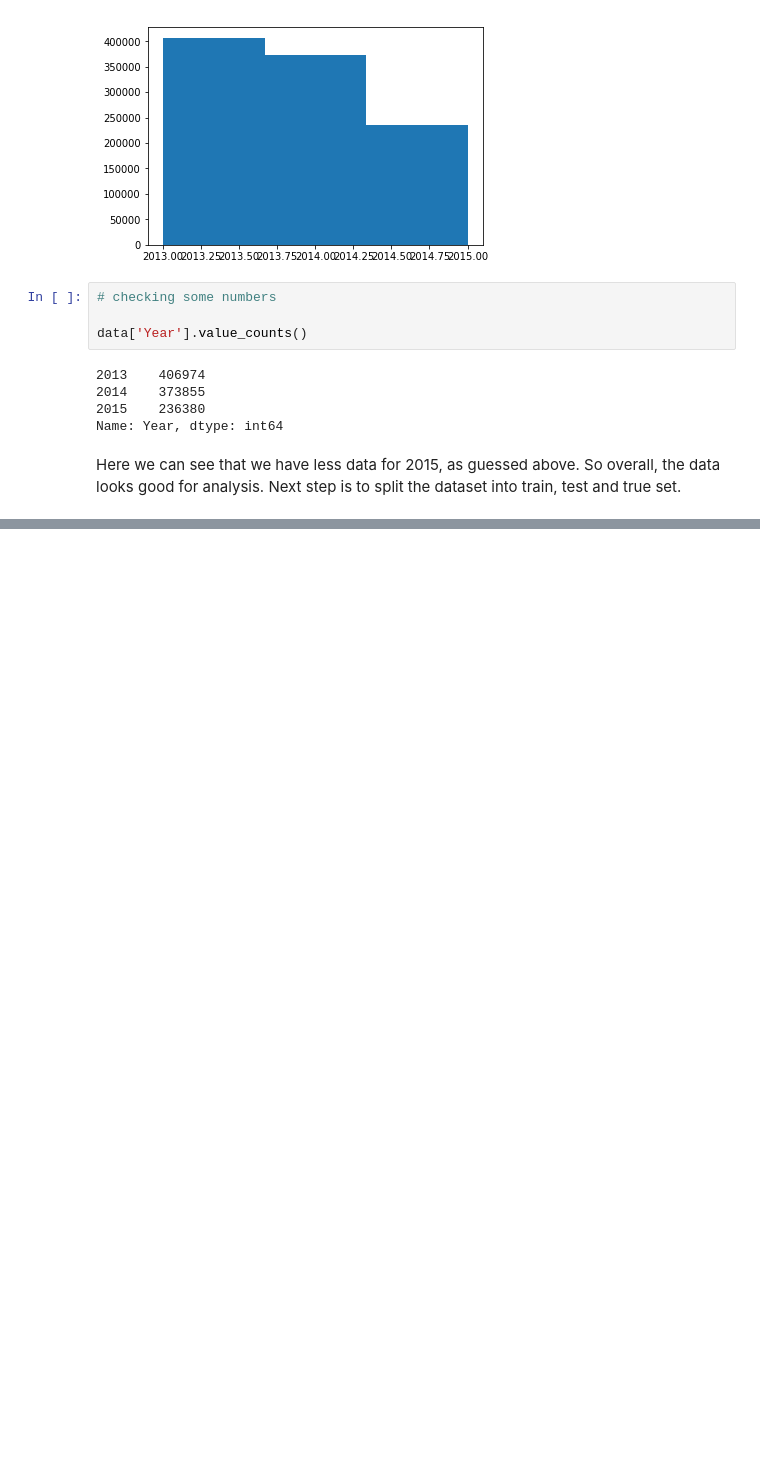
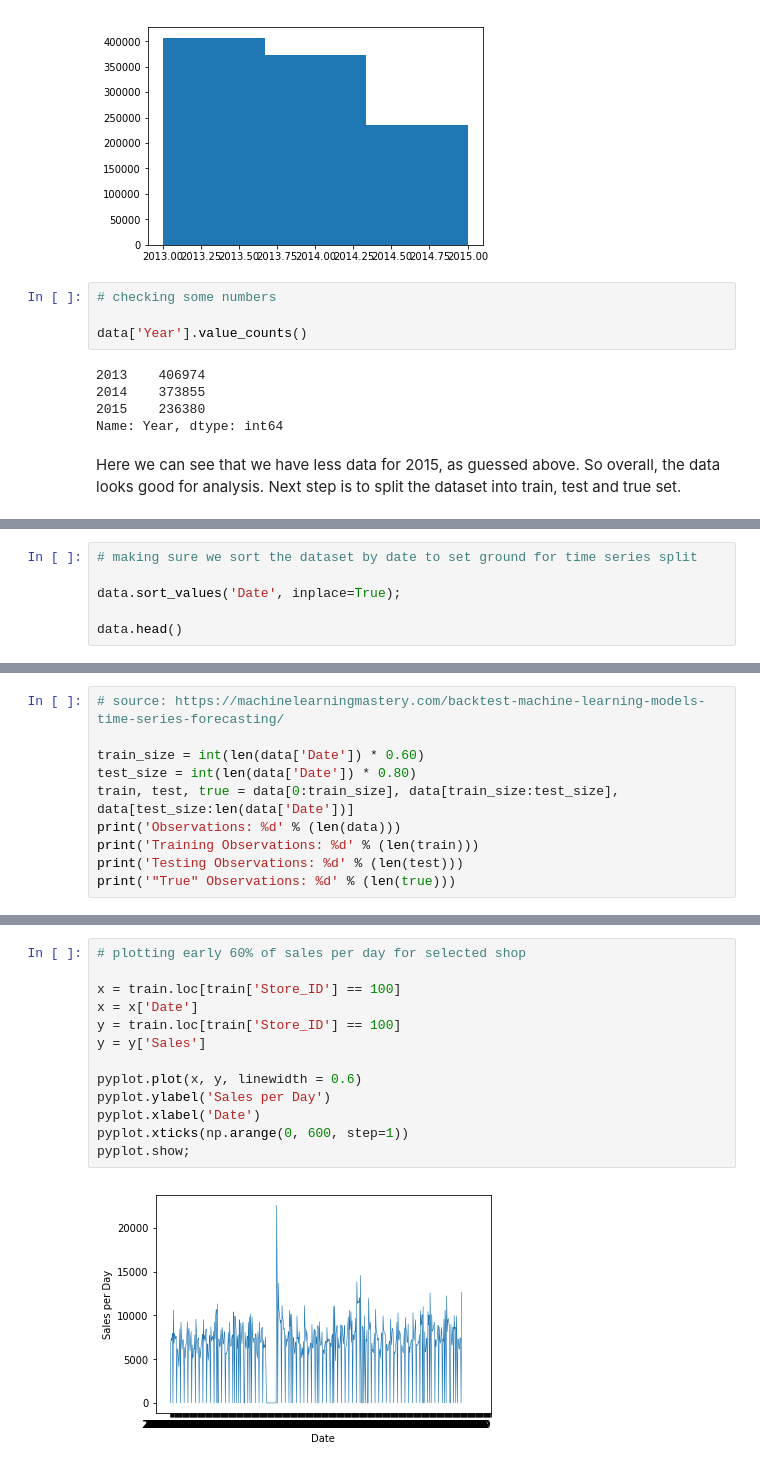
Before and after one commit to manuelfreude/sales-forecast-retail, a Jupyter notebook: Rossmann sales prediction.ipynb, the cells around one changed output, grey strips where cells are left out. Drawn from its saved outputs; the diff is of its cells as text; blank space fills up the shorter version.

```diff
--- a/Rossmann sales prediction.ipynb
+++ b/Rossmann sales prediction.ipynb
@@ -166,0 +172,6 @@ Here we can see that we have less data for 2015, as guessed above. So overall, t
+# %%
+# making sure we sort the dataset by date to set ground for time series split
+
+data.sort_values('Date', inplace=True);
+
+data.head()
@@ -166,0 +214,10 @@ Here we can see that we have less data for 2015, as guessed above. So overall, t
+# %%
+# source: https://machinelearningmastery.com/backtest-machine-learning-models-time-series-forecasting/
+
+train_size = int(len(data['Date']) * 0.60)
+test_size = int(len(data['Date']) * 0.80)
+train, test, true = data[0:train_size], data[train_size:test_size], data[test_size:len(data['Date'])]
+print('Observations: %d' % (len(data)))
+print('Training Observations: %d' % (len(train)))
+print('Testing Observations: %d' % (len(test)))
+print('"True" Observations: %d' % (len(true)))
@@ -166,0 +263,15 @@ Here we can see that we have less data for 2015, as guessed above. So overall, t
+# %%
+# plotting early 60% of sales per day for selected shop
+
+x = train.loc[train['Store_ID'] == 100]
+x = x['Date']
+y = train.loc[train['Store_ID'] == 100]
+y = y['Sales']
+
+pyplot.plot(x, y, linewidth = 0.6)
+pyplot.ylabel('Sales per Day')
+pyplot.xlabel('Date')
+pyplot.xticks(np.arange(0, 600, step=1))
+pyplot.show;
+# %% [output]
+[figure, added]
```
Also changed, not shown: parts of 27 cells of this notebook.
